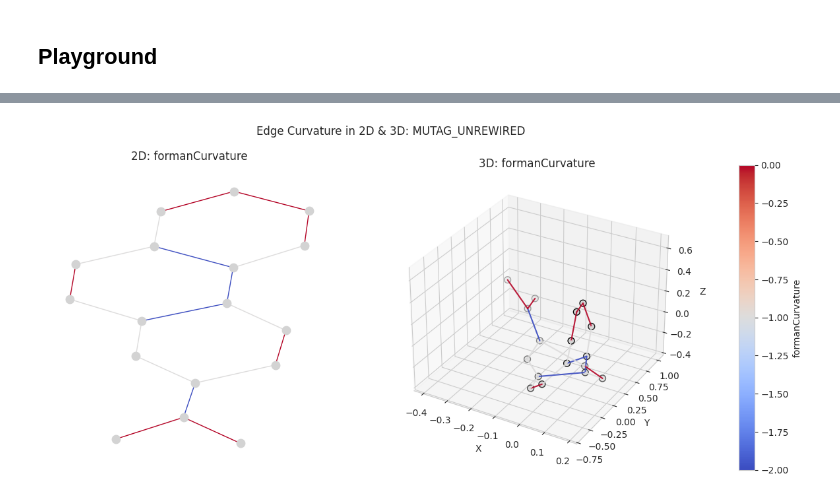
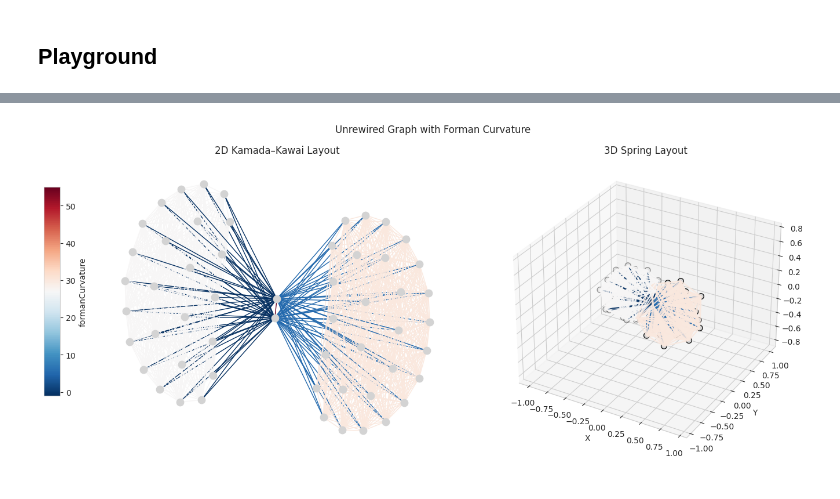
Before and after one commit to amgb20/Structural-Invariance-Matters-Rethinking-Graph-Rewiring-through-Graph-Metrics, a Jupyter notebook: Metrics_Rewiring_Playground.ipynb, the cells around one changed output, grey strips where cells are left out. Saved outputs shown, nothing was run; the diff lists cells and outputs as text; code cells hidden in the pictures.

```diff
--- a/Metrics_Rewiring_Playground.ipynb
+++ b/Metrics_Rewiring_Playground.ipynb
@@ -40,10 +44,10 @@ from visualization.networkx_plot import *
 from ipywidgets import widgets, Tab, VBox, Output
 
 dataset_names = ["MUTAG"]  # Default dataset selection
-REWIRING_METHOD = "BORF"   # Default rewiring method
-ENTIRE_GRAPH = False       # Default entire graph selection
+REWIRING_METHOD = ["FOSR"]   # Default rewiring method
+ENTIRE_GRAPH = True    # Default entire graph selection
 metrics = "Normal"
-show = False
+show = True
 
 output = Output()
 
@@ -60,7 +64,7 @@ rewired_method = widgets.Dropdown(
 )
 
 entire_graph = widgets.Checkbox(
-    value=False,
+    value=True,
     description="Entire Graph"
 )
 
@@ -72,7 +76,7 @@ metric = widgets.Dropdown(
 )
 
 show_plots = widgets.Checkbox(
-    value=False,
+    value=True,
     description="Show plots"
 )
 
@@ -86,7 +90,7 @@ def update_dataset(change):
 
 def update_rewiring_method(change):
     global REWIRING_METHOD
-    REWIRING_METHOD = change["new"]
+    REWIRING_METHOD = [change["new"]]
     with output:
         output.clear_output()
         print(f"Rewiring Method Selected: {REWIRING_METHOD}")
@@ -156,8 +160,6 @@ Selected show plots: True
 # %%
 from rewiring.rewiring_call import *
 from tqdm import tqdm
-import tkinter as tk
-from tkinter import ttk, messagebox
 
 # dataset_names = ["REDDIT-BINARY", "IMDB-BINARY", "MUTAG", "ENZYMES", "PROTEINS"]
 # dataset_names = ["IMDB-BINARY", "MUTAG", "ENZYMES", "PROTEINS"]
@@ -169,9 +171,6 @@ from tkinter import ttk, messagebox
 # #                   0       1       2       3      4      5         6
 # REWIRING_METHOD = REWIRING_METHOD[0]
 
-# # flag all graph rewiring or not
-# ENTIRE_GRAPH = True
-
 dataset_loader = GraphDatasetLoader(dataset_names)
 loaded_datasets = dataset_loader.get_loaded_dataset_names()
 
@@ -181,19 +180,23 @@ all_rewired_graphs_curv = []
 all_unrewired_graphs_curv = []
 all_curvature_unrewired = []
 diff_measures = []
+graph_curvature = {method: [] for method in REWIRING_METHOD}
+
+edge_stats = {}
 
 graphs_dict = {method: [] for method in REWIRING_METHOD}
 
+
 for dataset_name in loaded_datasets:
-    for rewiring_name in [REWIRING_METHOD]:
+
+    edge_stats[dataset_name] = {method: [] for method in REWIRING_METHOD}
+    curvature_dict = {method: [] for method in REWIRING_METHOD}
+    for rewiring_name in REWIRING_METHOD:
         print("Rewiring methods being used:", rewiring_name)
         print(f"\n🚀 Processing dataset: {dataset_name}")
 
-        # for testing purposes we can test on one graph
         if not ENTIRE_GRAPH:
-            # Get first graph
             graphs = dataset_loader.first_graphs[dataset_name]
-            # print("first graph", type(graphs))
         else:
             graphs = dataset_loader.datasets[dataset_name]  # Load full dataset
 
@@ -219,14 +222,12 @@ for dataset_name in loaded_datasets:
             elif rewiring_name == "PPR":
                 rewired_graph = rewiring_method.ppr_rewiring()
             elif rewiring_name == "UNREWIRED":
-
                 G_nx = to_networkx(graph, to_undirected=True)  # Convert PyG graph to NetworkX
-                print("G_nx", G_nx)
                 rewired_graph = G_nx
             else:
                 raise ValueError(f"Invalid rewiring method: {rewiring_name}")
 
-            graphs_dict[rewiring_name].append(rewired_graph)
+            pct_added, pct_removed = removed_added_edges_eval(graph_copy, rewired_graph,loaded_datasets=loaded_datasets,rewiring_method=REWIRING_METHOD, edge_stats_dict=edge_stats, eval=False)
 
             # Compute metrics for the rewired graph
             metrics_rewired = GraphMetrics(rewired_graph, dataset_name)
@@ -234,54 +235,28 @@ for dataset_name in loaded_datasets:
             # df_metrics, curv_G = metrics_rewired.get_orc()
             # df_metrics = metrics_rewired.get_eff_res_compa()
             # df_metrics = metrics_rewired.get_all_metrics()
+
             df_metrics = pd.DataFrame([df_metrics])
             df_metrics["Rewiring Method"] = rewiring_name
             df_metrics["Dataset"] = dataset_name
 
-            # Extract Ricci curvatures from this graph and append to list
-            edges = list(curv_G.edges())
-            if edges:
-                u, v = edges[0]  # First edge in the graph
-                if "ricciCurvature" in curv_G[u][v]:
-                    curvatures = nx.get_edge_attributes(curv_G, "ricciCurvature").values()
-                    curvature_name = "ricciCurvature"
-                    print("Getting RicciCurvature edge attributes")
-
-                elif "formanCurvature" in curv_G[u][v]:
-                    curvatures = nx.get_edge_attributes(curv_G, "formanCurvature").values()
-
-                    G_nx = to_networkx(graph, to_undirected=True)  # Convert PyG graph to NetworkX
-                    metric_unrewired = GraphMetrics(G_nx, dataset_name)
-                    _, curv_G_unrewired = metric_unrewired.get_forman()
-                    curvature_unrewired = nx.get_edge_attributes(curv_G_unrewired, "formanCurvature").values()
-                    curvature_name = "formanCurvature"
-                    print("Getting formanCurvature edge attributes")
-                else:
-                    curvatures = []
-            else:
-                #message error
-                assert False, "No curvature found in the graph"
-
-            # measure difference in curvature
-            unrew_arr = np.array(list(curvature_unrewired))
-            rew_arr = np.array(list(curvatures))
-            # e.g. average absolute difference
-            if len(unrew_arr) == len(rew_arr) and len(unrew_arr) > 0:
-                curv_diff = np.mean(np.abs(unrew_arr - rew_arr))
-            else:
-                # e.g. if they have different number of edges or so
-                curv_diff = 0.0
+            curv_diff, curvatures, curv_G_unrewired, curvature_unrewired, curvature_name = extract_curvature(curv_G, graph, dataset_name)
 
             diff_measures.append(curv_diff)
 
             # Store and later save the metrics
             all_metrics_df.append(df_metrics)
+            curvature_dict[rewiring_name].extend(curvatures)
             all_curvature.extend(curvatures)  # Extend list with all edges' curvature
             all_curvature_unrewired.extend(curvature_unrewired)
             all_rewired_graphs_curv.append(curv_G)
             all_unrewired_graphs_curv.append(curv_G_unrewired)
+            edge_stats[dataset_name][rewiring_name].append((pct_added, pct_removed))
+            graphs_dict[rewiring_name].append(rewired_graph)
 
     # plot_degree_dist(graphs_dict, dataset_name)
+
+df = removed_added_edges_eval(graph_copy,rewired_graph,loaded_datasets=loaded_datasets,rewiring_method=REWIRING_METHOD, edge_stats_dict=edge_stats, eval=True)
 
 # Done collecting. Now pick the index of the max difference
 if diff_measures:
@@ -290,6 +265,8 @@ if diff_measures:
 
     # Now let's plot the histogram or the single best example:
     if show:
+        # plot_curv_histogram_compare(curvature_dict, "UNREWIRED", "LASER")
+
         plot_curv_histogram(all_curvature, name=curvature_name)
 
         # Plot the biggest-difference example
@@ -298,17 +275,19 @@ if diff_measures:
 
         rewiring_method_UN = "UNREWIRED"
 
-        plot_graph_with_curvature(
+        plot_graph_curvature_subplots(
             best_unrewired,
-            title=f"{dataset_name}_{rewiring_method_UN}",
-            curvature_name=curvature_name
+            curvature_name=curvature_name,
+            title="Unrewired Graph with Forman Curvature",
         )
 
-        plot_graph_with_curvature(
+        # Then do the same for a rewired version:
+        plot_graph_curvature_subplots(
             best_rewired,
-            title=f"{dataset_name}_{rewiring_name}",
-            curvature_name=curvature_name
+            curvature_name=curvature_name,
+            title="Rewired Graph with Forman Curvature",
         )
+
 
 # Convert results to DataFrame
 final_df = pd.concat(all_metrics_df, ignore_index=True)
@@ -454 +336 @@ Index with largest curvature difference: 0 difference= 0.0
-[figure, old version]
+[figure, new version]
```
Also changed, not shown: parts of 3 cells of this notebook, 8 other files.
